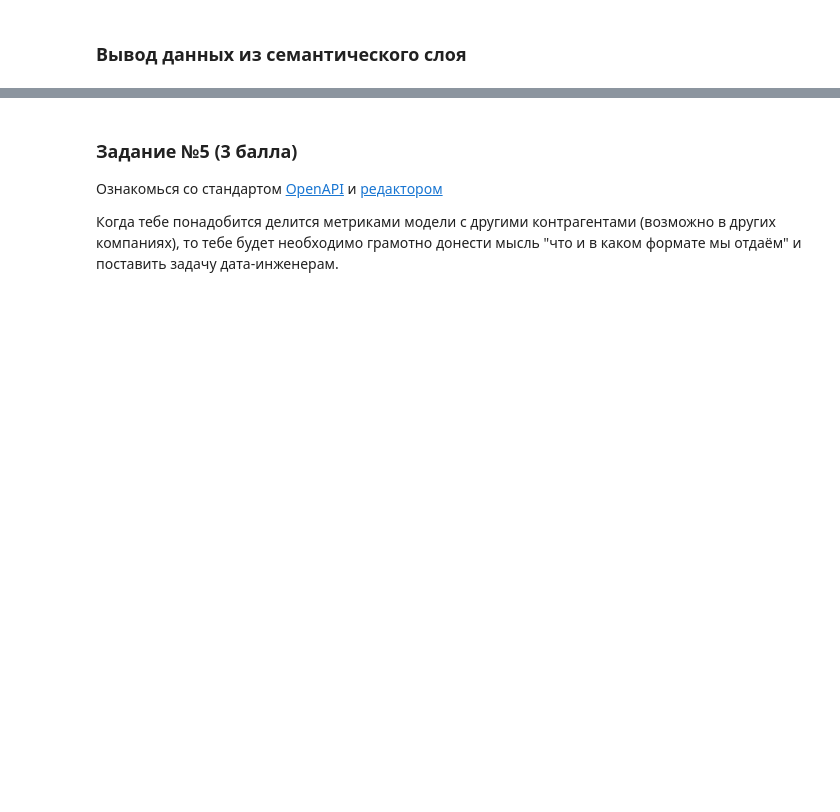
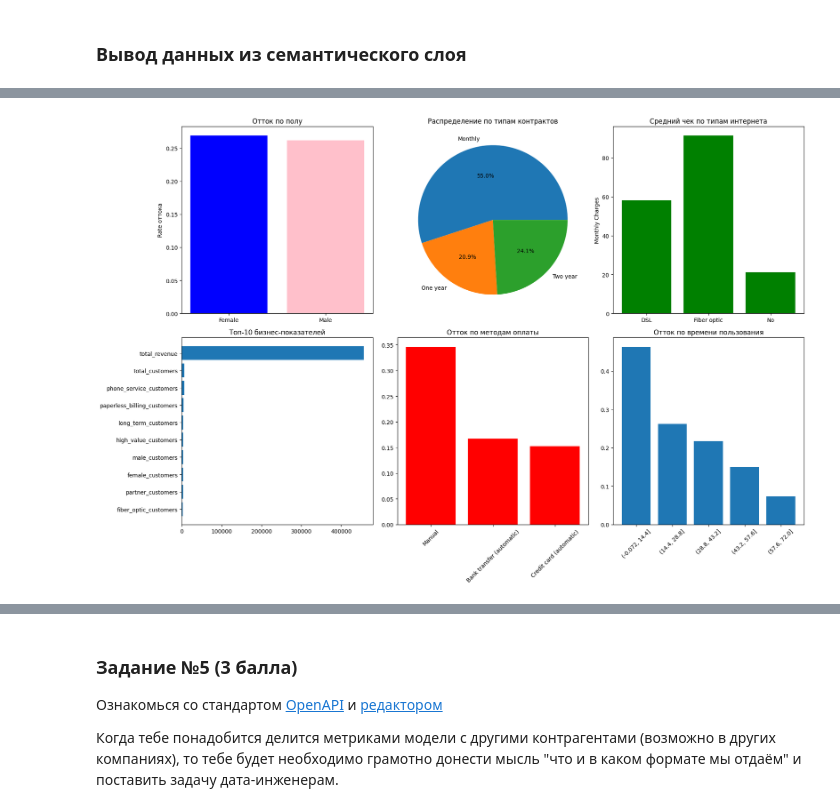
Before and after one commit to stafars/sem-3_diart_mipt_hw, a Jupyter notebook: HW4_Artyushchenko.ipynb, the cells around one changed output, grey strips where cells are left out. Drawn from its saved outputs; the diff is of its cells as text; code cells hidden in the pictures; blank space fills up the shorter version.

```diff
--- a/HW4_Artyushchenko.ipynb
+++ b/HW4_Artyushchenko.ipynb
@@ -1910,0 +943,56 @@ for i, example in enumerate(example_queries, 1):
+# %%
+# Визуализация показателей как в BI-системе
+import matplotlib.pyplot as plt
+
+def create_bi_dashboard(measures):
+    fig, axes = plt.subplots(2, 3, figsize=(18, 12))
+
+    # 1. Отток по демографии
+    demo_churn = cube.get_measures_by_dimension('Gender')
+    genders = list(demo_churn.keys())
+    churn_rates = [demo_churn[g]['churn_rate'] for g in genders]
+    axes[0,0].bar(genders, churn_rates, color=['blue', 'pink'])
+    axes[0,0].set_title('Отток по полу')
+    axes[0,0].set_ylabel('Rate оттока')
+
+    # 2. Распределение по контрактам
+    contract_data = cube.get_measures_by_dimension('Contract')
+    contracts = list(contract_data.keys())
+    customers = [contract_data[c]['total_customers'] for c in contracts]
+    axes[0,1].pie(customers, labels=contracts, autopct='%1.1f%%')
+    axes[0,1].set_title('Распределение по типам контрактов')
+
+    # 3. Средние чеки по услугам интернета
+    internet_data = cube.get_measures_by_dimension('InternetService')
+    services = list(internet_data.keys())
+    avg_charges = [internet_data[s]['avg_monthly_charges'] for s in services]
+    axes[0,2].bar(services, avg_charges, color='green')
+    axes[0,2].set_title('Средний чек по типам интернета')
+    axes[0,2].set_ylabel('Monthly Charges')
+
+    # 4. Топ-10 показателей
+    top_measures = dict(sorted(measures.items(), key=lambda x: x[1] if isinstance(x[1], (int, float)) else 0, reverse=True)[:10])
+    axes[1,0].barh(list(top_measures.keys())[::-1], list(top_measures.values())[::-1])
+    axes[1,0].set_title('Топ-10 бизнес-показателей')
+
+    # 5. Отток по методам оплаты
+    payment_data = cube.get_measures_by_dimension('PaymentMethod')
+    payments = list(payment_data.keys())
+    payment_churn = [payment_data[p]['churn_rate'] for p in payments]
+    axes[1,1].bar(payments, payment_churn, color='red')
+    axes[1,1].set_title('Отток по методам оплаты')
+    axes[1,1].tick_params(axis='x', rotation=45)
+
+    # 6. Распределение по tenure
+    tenure_groups = pd.cut(customer_churn_dataset['Tenure'], bins=5)
+    tenure_churn = customer_churn_dataset.groupby(tenure_groups)['Churn'].apply(lambda x: (x == 'Yes').mean())
+    axes[1,2].bar([str(x) for x in tenure_churn.index], tenure_churn.values)
+    axes[1,2].set_title('Отток по времени пользования')
+    axes[1,2].tick_params(axis='x', rotation=45)
+
+    plt.tight_layout()
+    plt.show()
+
+create_bi_dashboard(measures)
+# %% [output]
+[figure, added]
```
Also changed, not shown: parts of 31 cells of this notebook.
